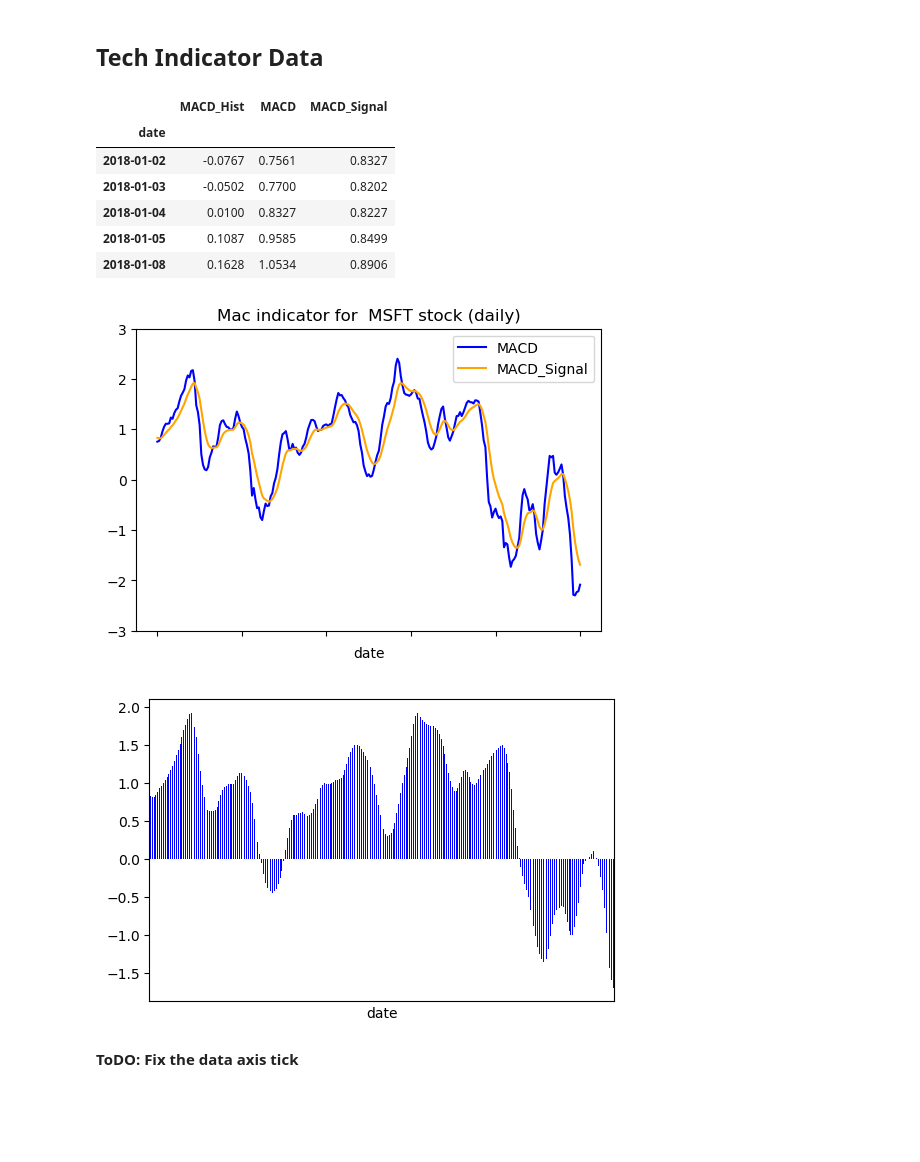
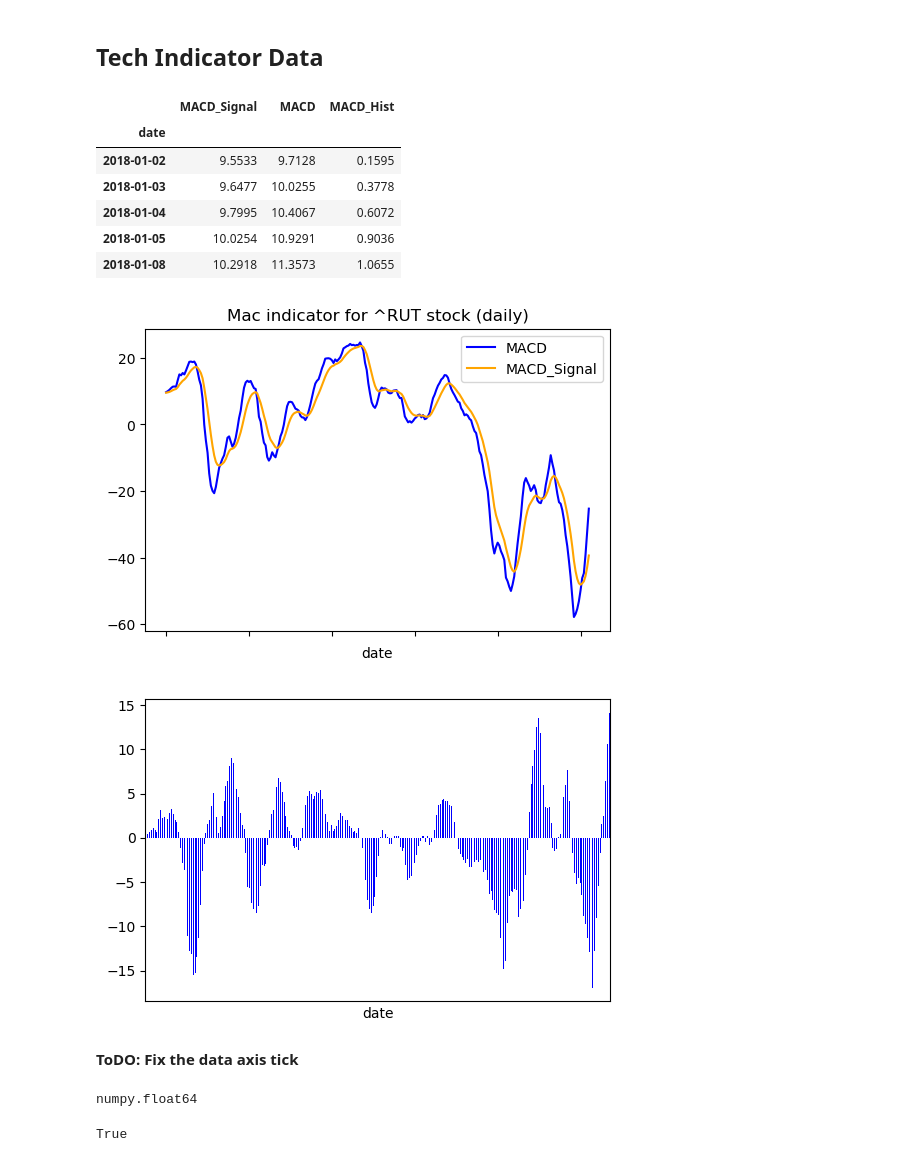
Before and after one commit to allenxiangxin/StockTA, a Jupyter notebook: Primer_via_alpha_vantage.ipynb, the cells around one changed output. Cells and saved outputs as stored; diff of their text form; code cells hidden in the pictures; blank space fills up the shorter version.

```diff
--- a/Primer_via_alpha_vantage.ipynb
+++ b/Primer_via_alpha_vantage.ipynb
@@ -18,11 +18,12 @@ with open ('private_info/alphavantage_api_key.txt', "r") as f:
             my_key = word
 av_api_key = my_key
 
+aTicker='^RUT'
 ts = TimeSeries(key=av_api_key, output_format='pandas', indexing_type='date')
-ts_data, ts_meta_data = ts.get_intraday(symbol='MSFT', interval='60min', outputsize='full')
+ts_data, ts_meta_data = ts.get_intraday(symbol=aTicker, interval='60min', outputsize='full')
 
 ti = TechIndicators(key=av_api_key, output_format='pandas')
-ti_data, ti_meta_data =  ti.get_macd(symbol='MSFT', interval='daily', fastperiod=12, slowperiod=26, signalperiod=9)
+ti_data, ti_meta_data =  ti.get_macd(symbol=aTicker, interval='daily', fastperiod=12, slowperiod=26, signalperiod=9)
 
 sp = SectorPerformances(key='av_api_key', output_format='pandas')
 sp_data, sp_meta_data = sp.get_sector()
@@ -78,35 +80,36 @@ mask = (ti_data.index >= start_date)
 ti_data = ti_data.loc[mask]
 ti_data.head(5)
 # %% [output]
-|  | MACD_Hist | MACD | MACD_Signal |
+|  | MACD_Signal | MACD | MACD_Hist |
 | date |  |  |  |
-| 2018-01-02 | -0.0767 | 0.7561 | 0.8327 |
-| 2018-01-03 | -0.0502 | 0.7700 | 0.8202 |
-| 2018-01-04 | 0.0100 | 0.8327 | 0.8227 |
-| 2018-01-05 | 0.1087 | 0.9585 | 0.8499 |
-| 2018-01-08 | 0.1628 | 1.0534 | 0.8906 |
+| 2018-01-02 | 9.5533 | 9.7128 | 0.1595 |
+| 2018-01-03 | 9.6477 | 10.0255 | 0.3778 |
+| 2018-01-04 | 9.7995 | 10.4067 | 0.6072 |
+| 2018-01-05 | 10.0254 | 10.9291 | 0.9036 |
+| 2018-01-08 | 10.2918 | 11.3573 | 1.0655 |
 # %%
 import matplotlib.dates as mdates
 
 plt.figure(dpi=100)
 ti_data['MACD'].plot(label='MACD', color='blue')
 ti_data['MACD_Signal'].plot(label='MACD_Signal', color='orange')
-plt.title('Mac indicator for  MSFT stock (daily)')
-plt.ylim(-3,3)
+
+plt.title('Mac indicator for ' +aTicker +' stock (daily)')
+#plt.ylim(-3,3)
 plt.legend()
 plt.show()
 
 fig = plt.figure(dpi=100)
-ti_data['MACD_Signal'].plot(label='MACD_Hist', color='blue', kind='bar')
+ti_data['MACD_Hist'].plot(label='MACD_Hist', color='blue', kind='bar')
 plt.tick_params(
     axis='x',          # changes apply to the x-axis
     which='both',      # both major and minor ticks are affected
     bottom=False,      # ticks along the bottom edge are off
     top=False,         # ticks along the top edge are off
     labelbottom=False) # labels along the bottom edge are off
 plt.show()
 # %% [output]
-[figure, old version]
+[figure, new version]
-[figure, old version]
+[figure, new version]
 # %% [markdown]
 **ToDO: Fix the data axis tick**
@@ -112,0 +118,8 @@ plt.show()
+# %%
+type(a)
+# %% [output]
+numpy.float64
+# %%
+a>0
+# %% [output]
+True
```
Also changed, not shown: parts of 7 cells of this notebook, 1 other file.
